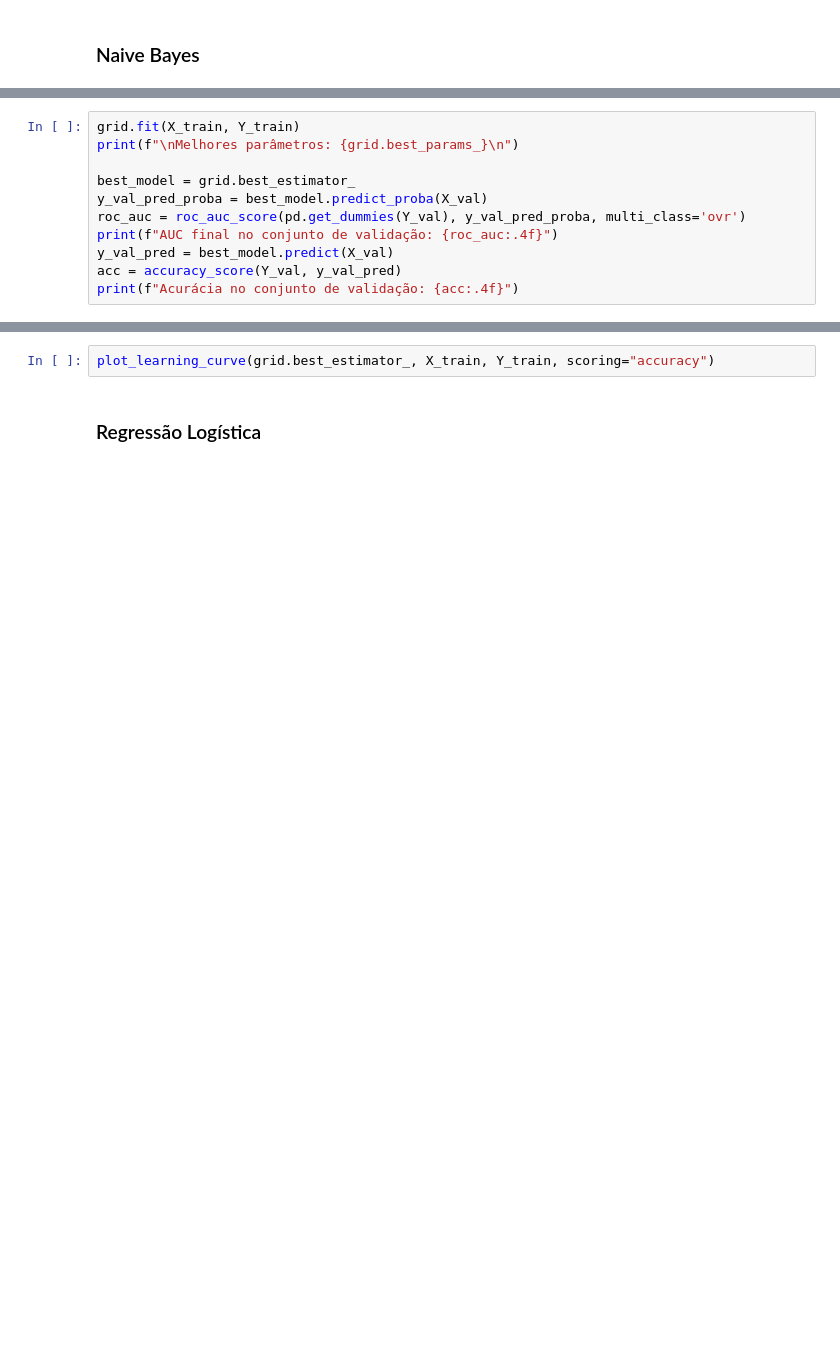
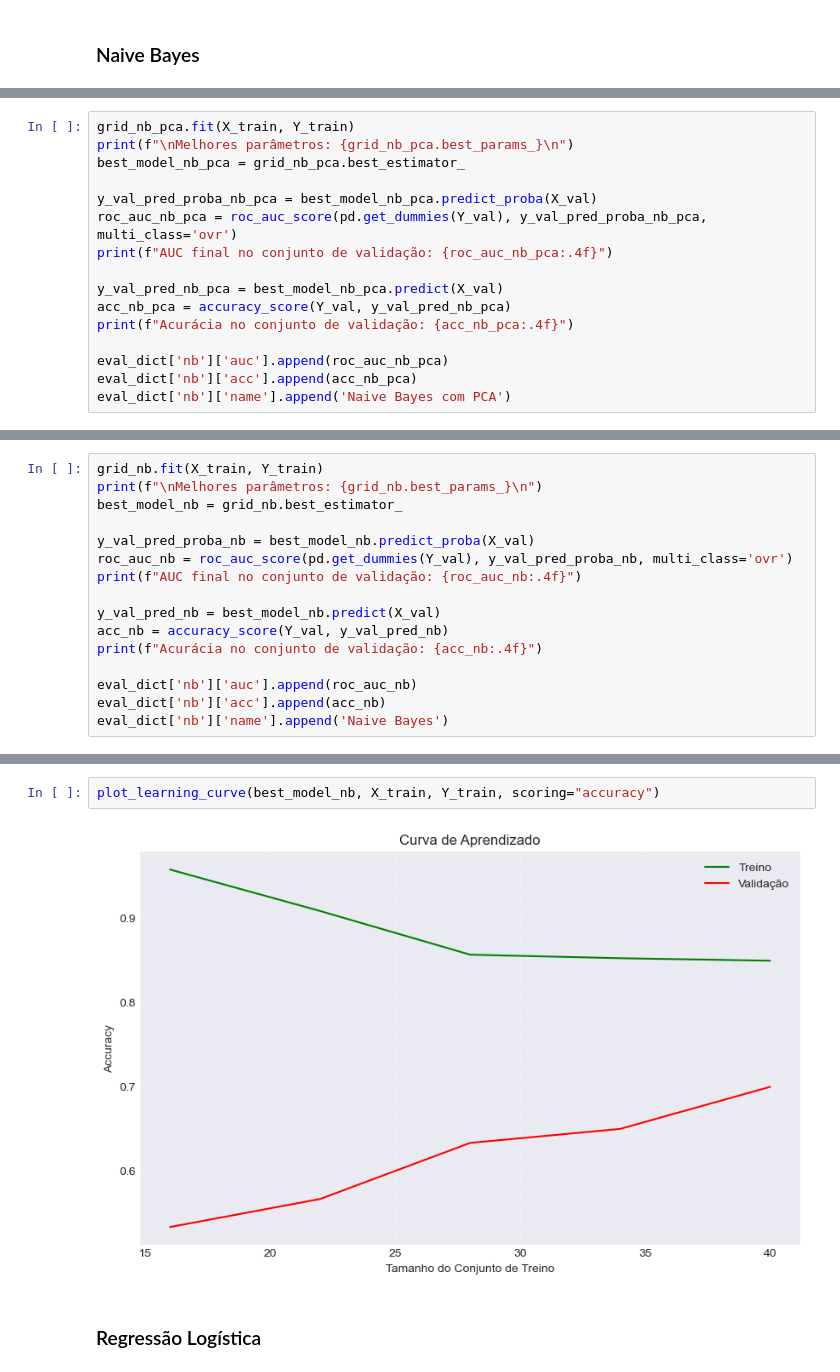
Before and after one commit to AraujoStreicher/physiological-stress-monitor, a Jupyter notebook: main.ipynb, the cells around one changed output, grey strips where cells are left out. Cells and saved outputs as stored; diff of their text form; blank space fills up the shorter version.

```diff
--- a/main.ipynb
+++ b/main.ipynb
@@ -186,0 +302,16 @@ grid = fit_kfold_grid_search('nb', GaussianNB(), param_grid, X_train, Y_train, u
+# %%
+grid_nb_pca.fit(X_train, Y_train)
+print(f"\nMelhores parâmetros: {grid_nb_pca.best_params_}\n")
+best_model_nb_pca = grid_nb_pca.best_estimator_
+
+y_val_pred_proba_nb_pca = best_model_nb_pca.predict_proba(X_val)
+roc_auc_nb_pca = roc_auc_score(pd.get_dummies(Y_val), y_val_pred_proba_nb_pca, multi_class='ovr')
+print(f"AUC final no conjunto de validação: {roc_auc_nb_pca:.4f}")
+
+y_val_pred_nb_pca = best_model_nb_pca.predict(X_val)
+acc_nb_pca = accuracy_score(Y_val, y_val_pred_nb_pca)
+print(f"Acurácia no conjunto de validação: {acc_nb_pca:.4f}")
+
+eval_dict['nb']['auc'].append(roc_auc_nb_pca)
+eval_dict['nb']['acc'].append(acc_nb_pca)
+eval_dict['nb']['name'].append('Naive Bayes com PCA')
@@ -187,11 +325,16 @@ grid = fit_kfold_grid_search('nb', GaussianNB(), param_grid, X_train, Y_train, u
 # %%
-grid.fit(X_train, Y_train)
-print(f"\nMelhores parâmetros: {grid.best_params_}\n")
+grid_nb.fit(X_train, Y_train)
+print(f"\nMelhores parâmetros: {grid_nb.best_params_}\n")
+best_model_nb = grid_nb.best_estimator_
 
-best_model = grid.best_estimator_
-y_val_pred_proba = best_model.predict_proba(X_val)
-roc_auc = roc_auc_score(pd.get_dummies(Y_val), y_val_pred_proba, multi_class='ovr')
-print(f"AUC final no conjunto de validação: {roc_auc:.4f}")
-y_val_pred = best_model.predict(X_val)
-acc = accuracy_score(Y_val, y_val_pred)
-print(f"Acurácia no conjunto de validação: {acc:.4f}")
+y_val_pred_proba_nb = best_model_nb.predict_proba(X_val)
+roc_auc_nb = roc_auc_score(pd.get_dummies(Y_val), y_val_pred_proba_nb, multi_class='ovr')
+print(f"AUC final no conjunto de validação: {roc_auc_nb:.4f}")
+
+y_val_pred_nb = best_model_nb.predict(X_val)
+acc_nb = accuracy_score(Y_val, y_val_pred_nb)
+print(f"Acurácia no conjunto de validação: {acc_nb:.4f}")
+
+eval_dict['nb']['auc'].append(roc_auc_nb)
+eval_dict['nb']['acc'].append(acc_nb)
+eval_dict['nb']['name'].append('Naive Bayes')
@@ -198,5 +348,7 @@ print(f"Acurácia no conjunto de validação: {acc:.4f}")
 # %%
-plot_learning_curve(grid.best_estimator_, X_train, Y_train, scoring="accuracy")
+plot_learning_curve(best_model_nb, X_train, Y_train, scoring="accuracy")
+# %% [output]
+[figure, added]
 # %% [markdown]
 ### Regressão Logística
 # %%
```
Also changed, not shown: parts of 77 cells of this notebook, 4 other files.
